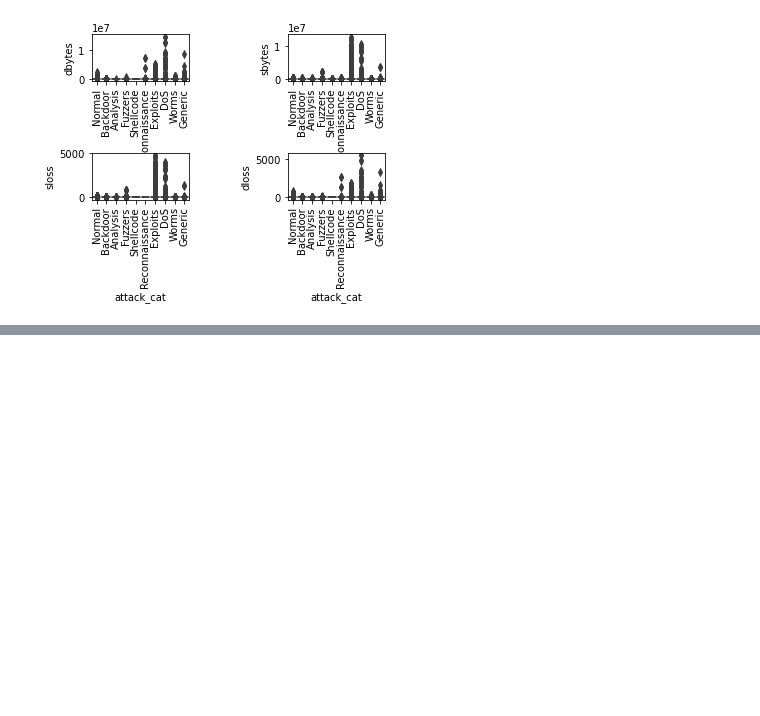
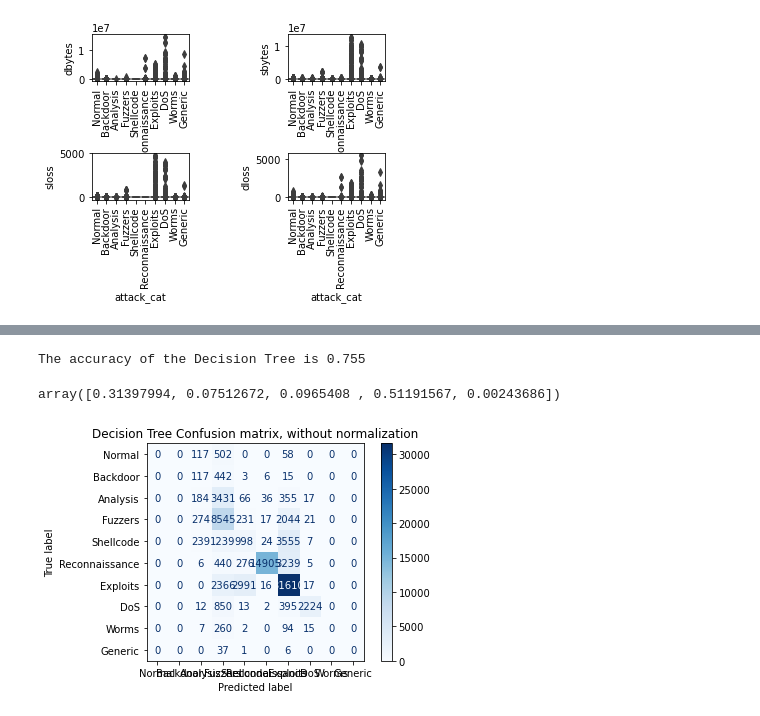
Before and after one commit to valinkrai/csc-723-contest-1, a Jupyter notebook: test-trent.ipynb, the cells around one changed output, grey strips where cells are left out. Saved outputs shown, nothing was run; the diff lists cells and outputs as text; code cells hidden in the pictures; blank space fills up the shorter version.

Commit message:
75 percent decision tree

```diff
--- a/test-trent.ipynb
+++ b/test-trent.ipynb
@@ -91,5 +85,24 @@ sns.heatmap(corrmat, annot = True, square = True);
 # %%
-X_train = train[["dbytes", "sbytes", "sloss", "dloss"]]
+X_train = train[[ "sbytes", "sloss", "ct_srv_dst", "ct_dst_sport_ltm", "ct_src_dport_ltm"]]
 y_train = train.attack_cat
-X_test = test[["dbytes", "sbytes", "sloss", "dloss"]]
-y_test = test.species
+X_test = test[[ "sbytes", "sloss", "ct_srv_dst", "ct_dst_sport_ltm", "ct_src_dport_ltm"]]
+y_test = test.attack_cat
+# %%
+mod_dt = DecisionTreeClassifier(max_depth = 8, random_state = 1)
+mod_dt.fit(X_train,y_train)
+prediction=mod_dt.predict(X_test)
+print('The accuracy of the Decision Tree is',"{:.3f}".format(metrics.accuracy_score(prediction,y_test)))
+# %% [output]
+The accuracy of the Decision Tree is 0.755
+# %%
+mod_dt.feature_importances_
+# %% [output]
+array([0.31397994, 0.07512672, 0.0965408 , 0.51191567, 0.00243686])
+# %%
+disp = metrics.plot_confusion_matrix(mod_dt, X_test, y_test,
+                                 display_labels=cn,
+                                 cmap=plt.cm.Blues,
+                                 normalize=None)
+disp.ax_.set_title('Decision Tree Confusion matrix, without normalization');
+# %% [output]
+[figure, added]
```
Also changed, not shown: parts of 2 cells of this notebook.
